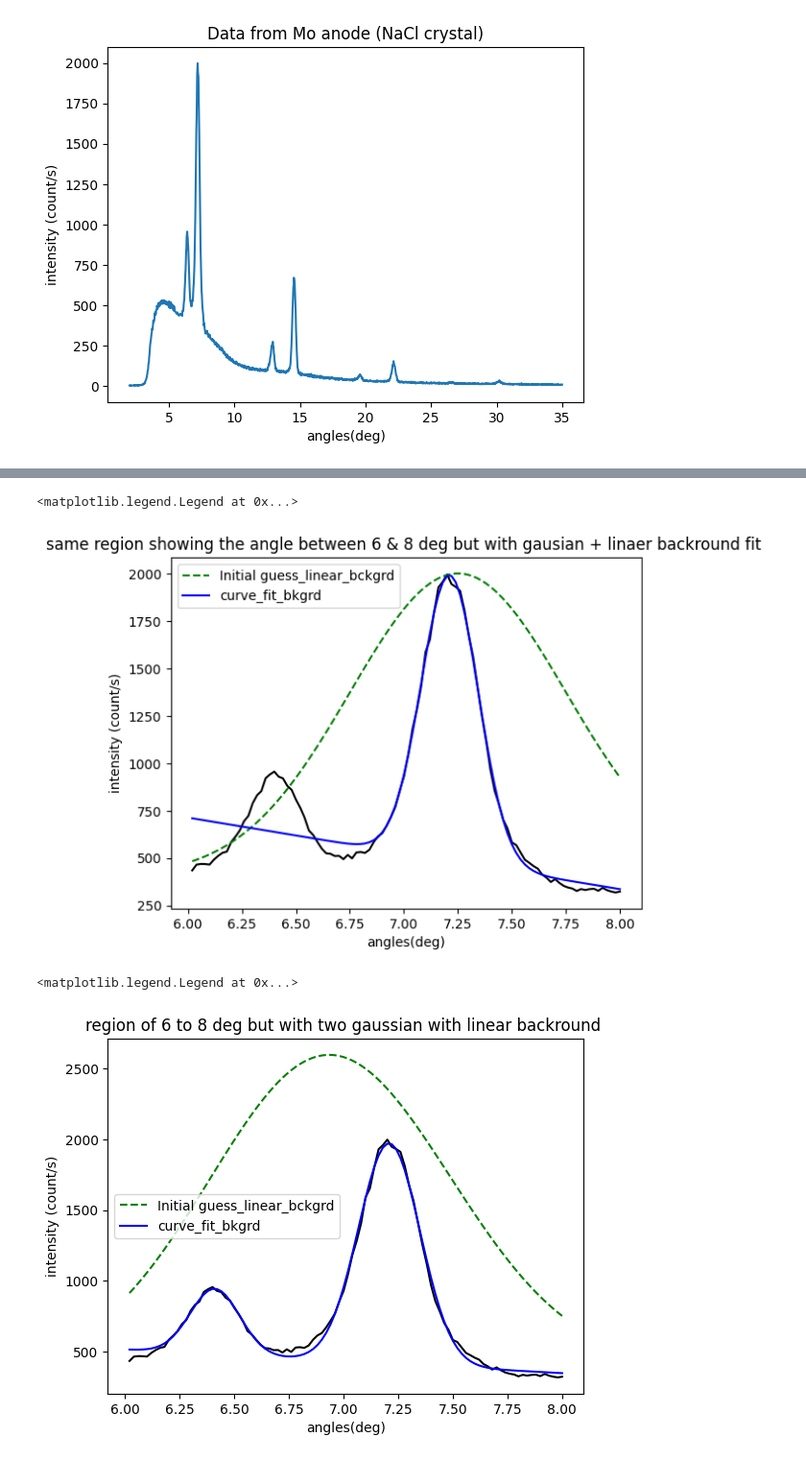
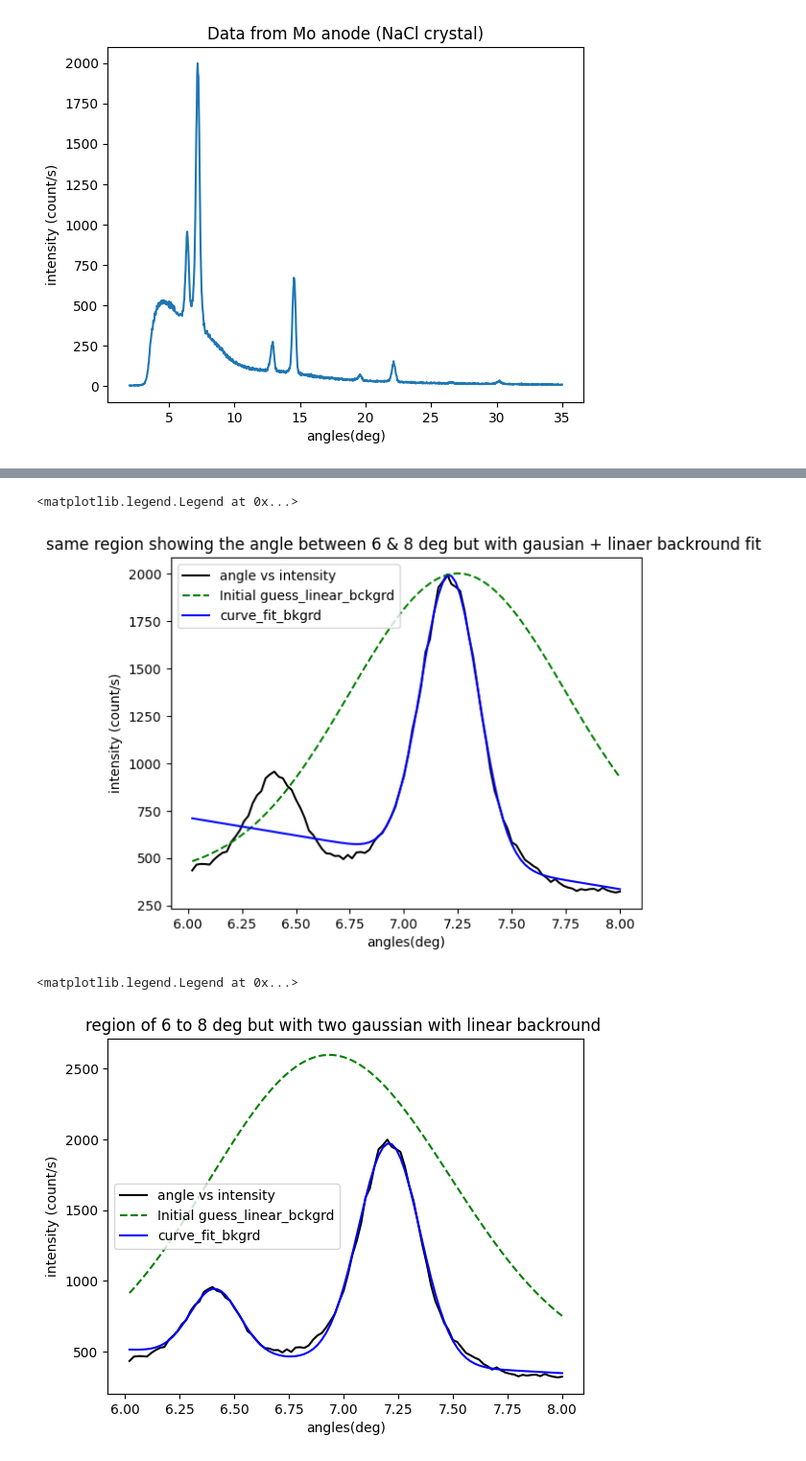
Before and after one commit to PX2145-2025/week-4-b-lloydCallum, a Jupyter notebook: Curvefit.ipynb, the cells around one changed output, grey strips where cells are left out. Shown at 96% size. Saved outputs shown, nothing was run; the diff lists cells and outputs as text; code cells hidden in the pictures.

```diff
--- a/Curvefit.ipynb
+++ b/Curvefit.ipynb
@@ -340,9 +338,9 @@ def Gau_linear_background(x, intensity, mu, sigma, m,c):    #adding a linear gra
 p_guess = [2000,7.25,0.5,1, 400]    #guess for the peak intensity,angle,width, backround and the slope  might be wrong might have slope and backround wrong
 popt, pcov = curve_fit(Gau_linear_background, angles_selected , CR_s_selected, p_guess)
 
-plt.plot(angles_selected, CR_s_selected, 'k')
-plt.plot(angles_selected, Gau_linear_background(angles_selected, *p_guess), 'g--', label='Initial guess_linear_bckgrd')
-plt.plot(angles_selected, Gau_linear_background(angles_selected, popt[0], popt[1], popt[2], popt[3], popt[4]), 'b-', label='curve_fit_bkgrd')  #adding extra paramater for m and c instead of backround.
+plt.plot(angles_selected, CR_s_selected, 'k', label='angle vs intensity') #plotting given data
+plt.plot(angles_selected, Gau_linear_background(angles_selected, *p_guess), 'g--', label='Initial guess_linear_bckgrd') #plotting my guess values
+plt.plot(angles_selected, Gau_linear_background(angles_selected, popt[0], popt[1], popt[2], popt[3], popt[4]), 'b-', label='curve_fit_bkgrd')  #adding extra paramater for m and c instead of backround. plotting the linear gaussian fit with the 5 paramaters.
 
 plt.xlabel('angles(deg)')
 plt.ylabel('intensity (count/s)')
@@ -350,23 +348,23 @@ plt.title('same region showing the angle between 6 & 8 deg but with gausian + li
 plt.legend()
 # %% [output]
 <matplotlib.legend.Legend at 0x...>
-[figure, old version]
+[figure, new version]
 # %%
-def two_gausian_linear_backround(x, intensity1, intensity2, mu1, mu2, sigma1, sigma2, m,c):
+def two_gausian_linear_backround(x, intensity1, intensity2, mu1, mu2, sigma1, sigma2, m,c):   #defining the two gaussians with two sets of variables
   return Gau(x, intensity1, mu1, sigma1) + Gau(x, intensity2, mu2, sigma2) + (m*x +c)
 
 
-p_guess = [2000,1000,6.8,7.25,0.5,0.5,0.5, 400]
+p_guess = [2000,1000,6.8,7.25,0.5,0.5,0.5, 400]  #again follows my def function. first paramater is intensity1 second is intensity2 etc.
 popt, pcov = curve_fit(two_gausian_linear_backround, angles_selected , CR_s_selected, p_guess)
 
-plt.plot(angles_selected, CR_s_selected, 'k')
+plt.plot(angles_selected, CR_s_selected, 'k', label='angle vs intensity')
 plt.plot(angles_selected, two_gausian_linear_backround(angles_selected, *p_guess), 'g--', label='Initial guess_linear_bckgrd')
-plt.plot(angles_selected, two_gausian_linear_backround(angles_selected, popt[0], popt[1], popt[2], popt[3], popt[4],popt[5],popt[6],popt[7]), 'b-', label='curve_fit_bkgrd') #adding another 3 parameters
+plt.plot(angles_selected, two_gausian_linear_backround(angles_selected, popt[0], popt[1], popt[2], popt[3], popt[4],popt[5],popt[6],popt[7]), 'b-', label='curve_fit_bkgrd') #adding another 3 parameters and plotting the curve_fit function.
 
 plt.xlabel('angles(deg)')
 plt.ylabel('intensity (count/s)')
 plt.title('region of 6 to 8 deg but with two gaussian with linear backround ')
 plt.legend()
 # %% [output]
 <matplotlib.legend.Legend at 0x...>
-[figure, old version]
+[figure, new version]
```
Also changed, not shown: parts of 2 cells of this notebook.
